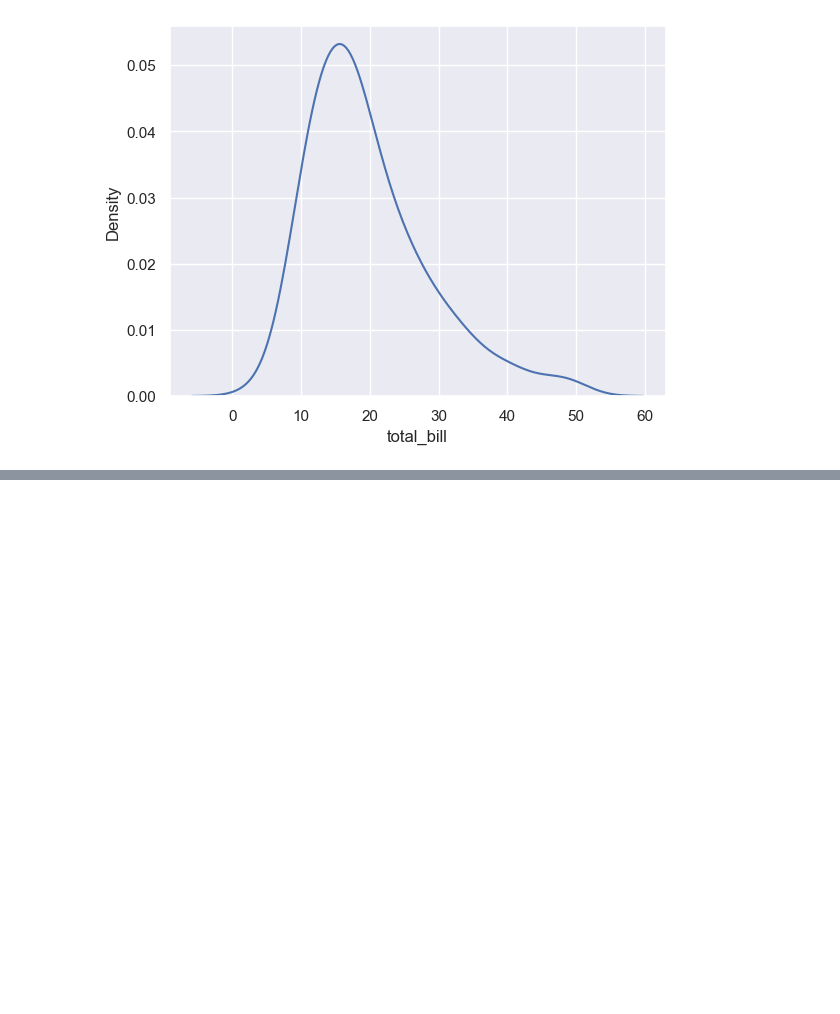
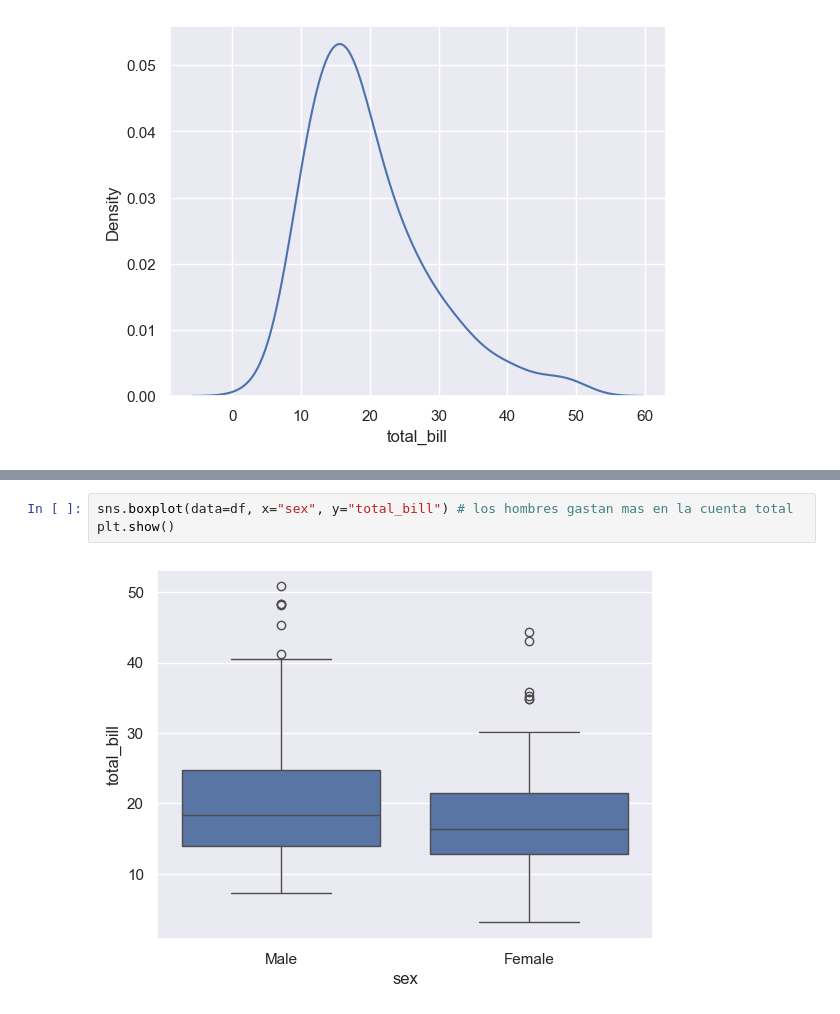
Before and after one commit to oscarm24/Analisis_de_datos_python, a Jupyter notebook: AnalisisDatos.ipynb, the cells around one changed output, grey strips where cells are left out. Cells and saved outputs as stored; diff of their text form; blank space fills up the shorter version.

```diff
--- a/AnalisisDatos.ipynb
+++ b/AnalisisDatos.ipynb
@@ -937,0 +948,5 @@ plt.show()
+# %%
+sns.boxplot(data=df, x="sex", y="total_bill") # los hombres gastan mas en la cuenta total
+plt.show()
+# %% [output]
+[figure, added]
```
Also changed, not shown: parts of 6 cells of this notebook.
